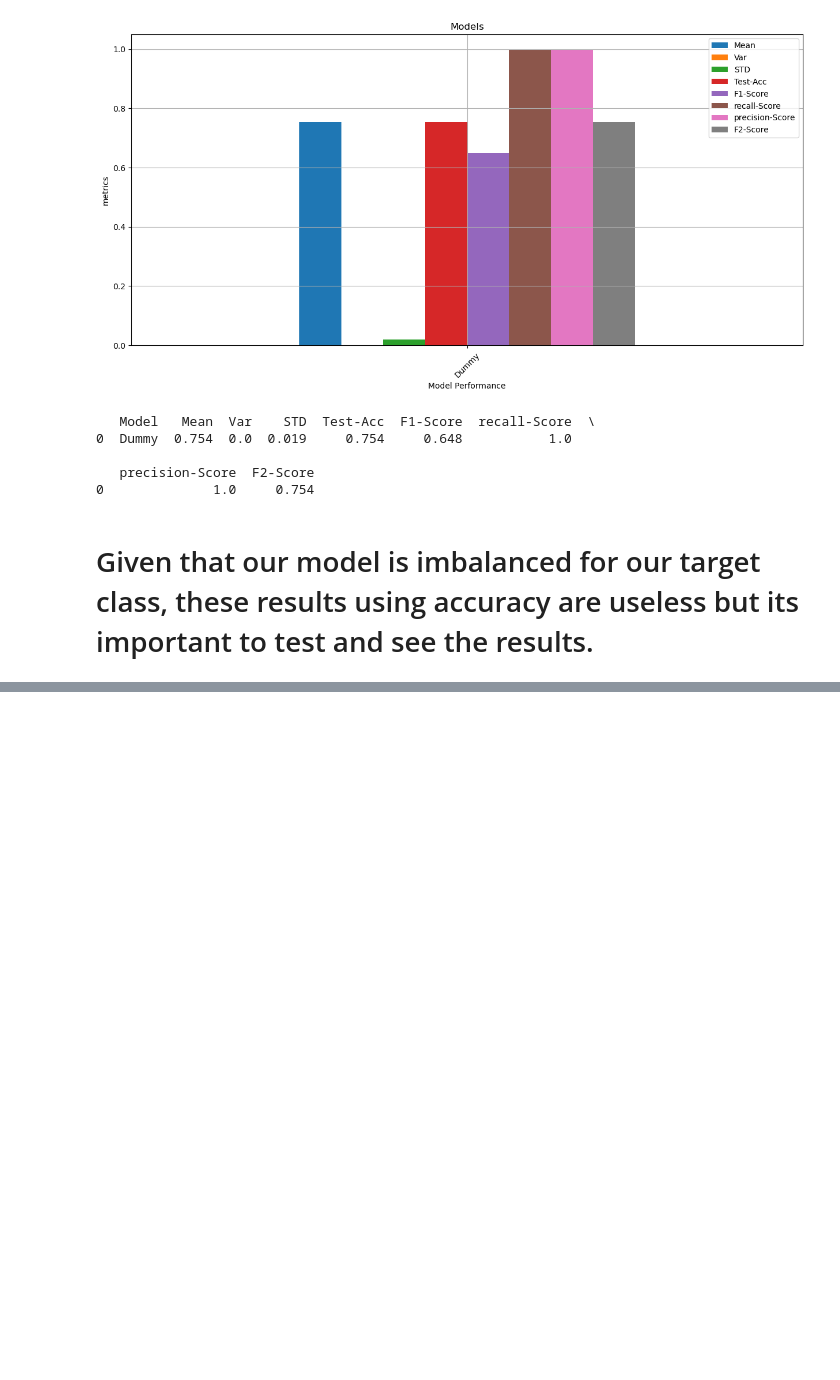
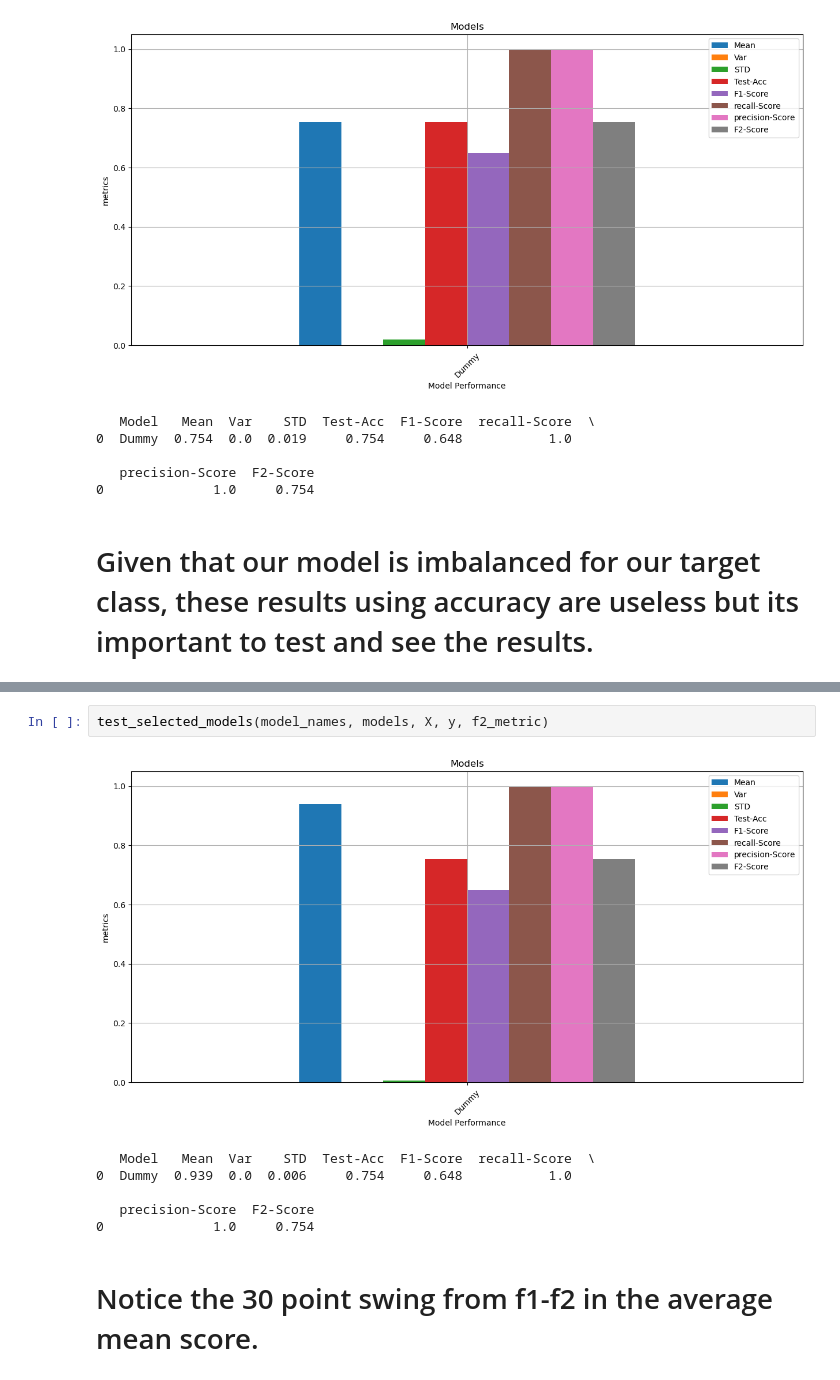
Before and after one commit to MaukanMir/Parkinsons-Classification-Analysis, a Jupyter notebook: training.ipynb, the cells around one changed output, grey strips where cells are left out. Cells and saved outputs as stored; diff of their text form; blank space fills up the shorter version.

```diff
--- a/training.ipynb
+++ b/training.ipynb
@@ -312,0 +324,11 @@ test_selected_models(model_names, models, X, y, acc_metric)
+# %%
+test_selected_models(model_names, models, X, y, f2_metric)
+# %% [output]
+[figure, added]
+   Model   Mean  Var    STD  Test-Acc  F1-Score  recall-Score  \
+0  Dummy  0.939  0.0  0.006     0.754     0.648           1.0
+
+   precision-Score  F2-Score
+0              1.0     0.754
+# %% [markdown]
+# Notice the 30 point swing from f1-f2 in the average mean score.
```
Also changed, not shown: parts of 2 cells of this notebook.
